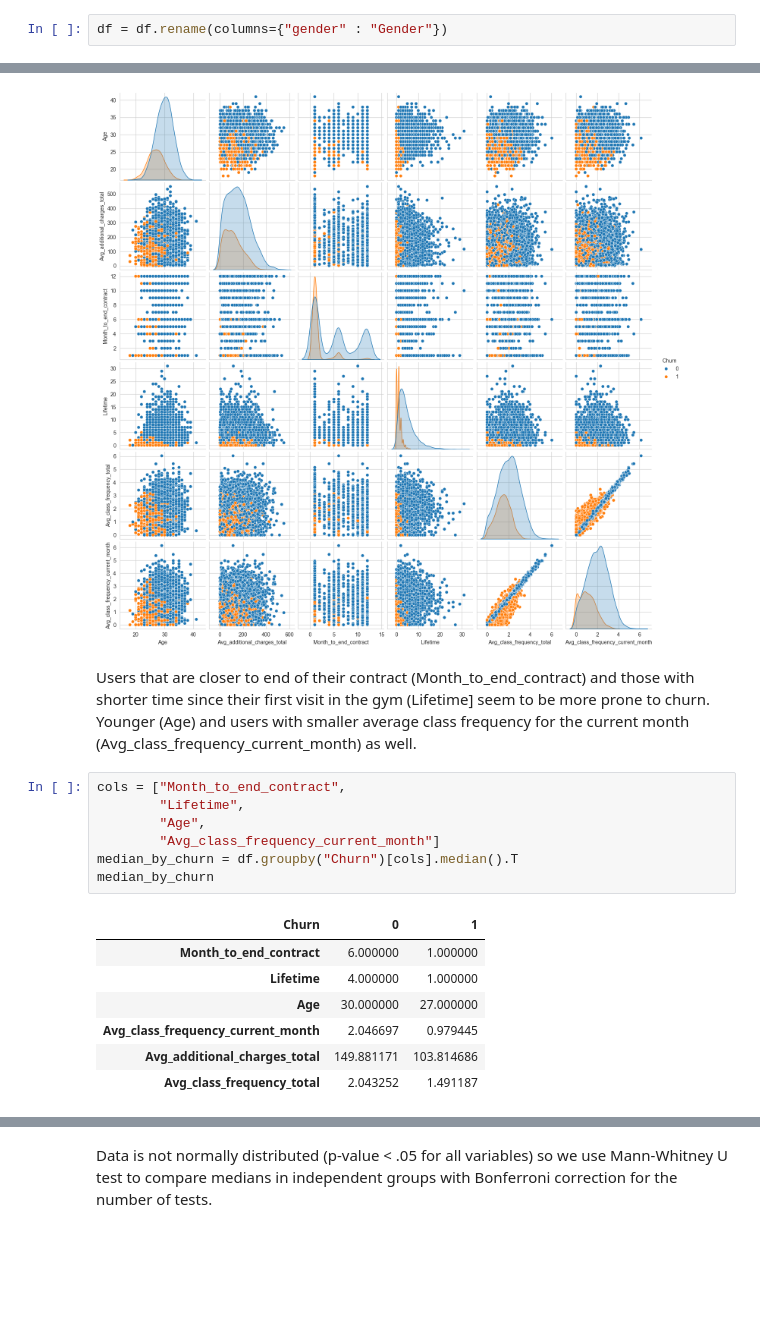
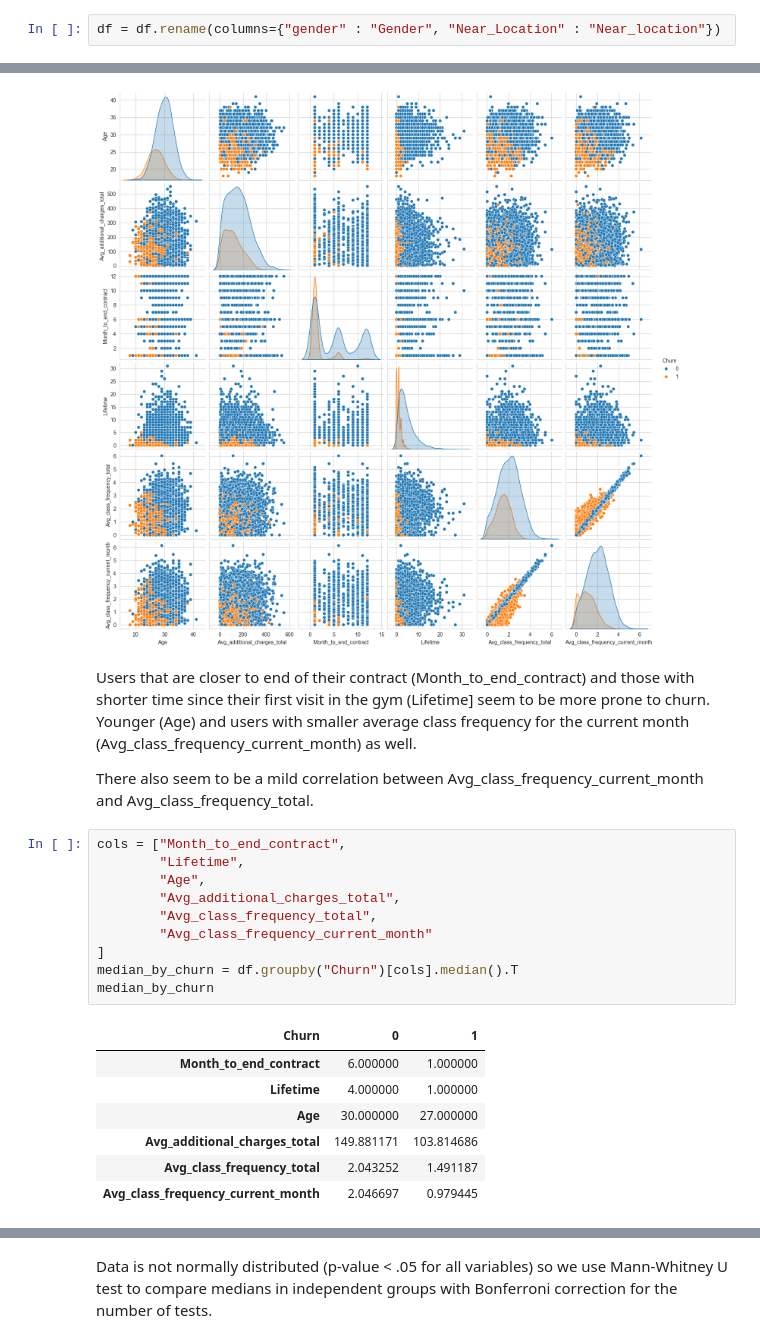
Before and after one commit to kornelia-kozaczewska/churn-prediction, a Jupyter notebook: churn-prediction.ipynb, the cells around one changed output, grey strips where cells are left out. Drawn from its saved outputs; the diff is of its cells as text; blank space fills up the shorter version.

```diff
--- a/churn-prediction.ipynb
+++ b/churn-prediction.ipynb
@@ -58,7 +58,7 @@ Data columns (total 14 columns):
 dtypes: float64(4), int64(10)
 memory usage: 437.6 KB
 # %%
-df = df.rename(columns={"gender" : "Gender"})
+df = df.rename(columns={"gender" : "Gender", "Near_Location" : "Near_location"})
 # %%
 df.isnull().sum() # no null values
 # %% [output]
@@ -124,21 +130,26 @@ plt.show()
 [figure]
 # %% [markdown]
 Users that are closer to end of their contract (Month_to_end_contract) and those with shorter time since their first visit in the gym (Lifetime] seem to be more prone to churn. Younger (Age) and users with smaller average class frequency for the current month (Avg_class_frequency_current_month) as well.
+
+There also seem to be a mild correlation between Avg_class_frequency_current_month and Avg_class_frequency_total.
 # %%
 cols = ["Month_to_end_contract",
         "Lifetime",
         "Age",
-        "Avg_class_frequency_current_month"]
+        "Avg_additional_charges_total",
+        "Avg_class_frequency_total",
+        "Avg_class_frequency_current_month"
+]
 median_by_churn = df.groupby("Churn")[cols].median().T
 median_by_churn
 # %% [output]
 | Churn | 0 | 1 |
 | Month_to_end_contract | 6.000000 | 1.000000 |
 | Lifetime | 4.000000 | 1.000000 |
 | Age | 30.000000 | 27.000000 |
-| Avg_class_frequency_current_month | 2.046697 | 0.979445 |
 | Avg_additional_charges_total | 149.881171 | 103.814686 |
 | Avg_class_frequency_total | 2.043252 | 1.491187 |
+| Avg_class_frequency_current_month | 2.046697 | 0.979445 |
 # %%
 results = []
 for col in cols:
```
Also changed, not shown: parts of 8 cells of this notebook.
